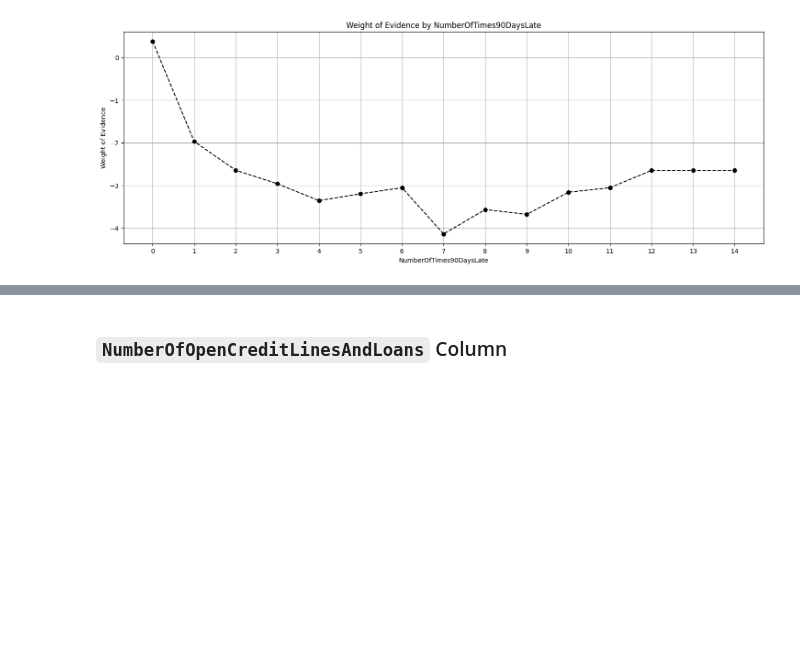
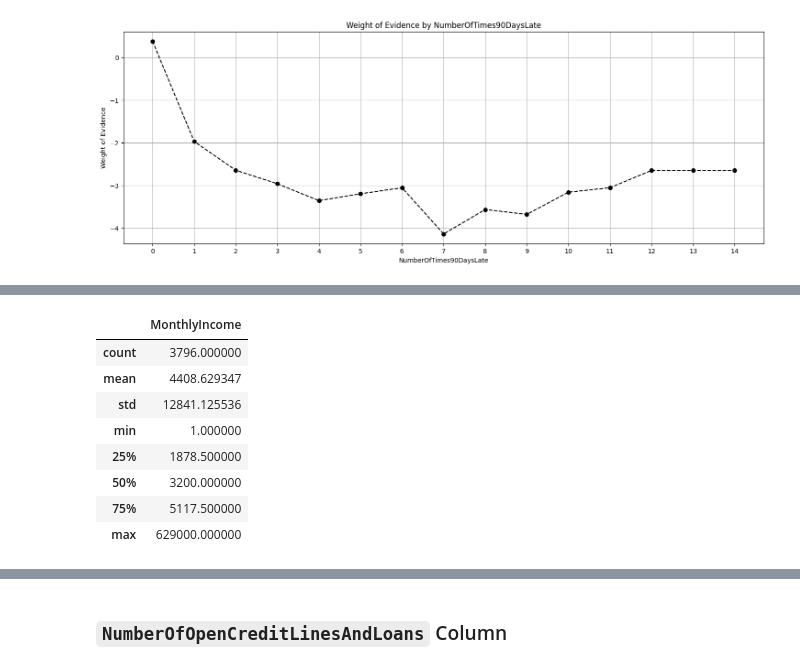
Before and after one commit to Saba-a11/Kaggle_Credit_Score, a Jupyter notebook: CreditModel.ipynb, the cells around one changed output, grey strips where cells are left out. Drawn from its saved outputs; the diff is of its cells as text; code cells hidden in the pictures; blank space fills up the shorter version.

```diff
--- a/CreditModel.ipynb
+++ b/CreditModel.ipynb
@@ -9,6 +9,8 @@ import numpy as np
 import matplotlib.pyplot as plt
 import seaborn as sns
 %matplotlib inline
+
+pd.set_option('display.float_format', lambda x: '{:,.2f}'.format(x))
 # %% [markdown]
 # Import Data
 # %%
@@ -1046,0 +725,12 @@ Name: MonthlyIncome, dtype: float64
+# %%
+combined_data.loc[combined_data["DebtRatio"] == 0 ][["MonthlyIncome"]].describe()
+# %% [output]
+|  | MonthlyIncome |
+| count | 3796.000000 |
+| mean | 4408.629347 |
+| std | 12841.125536 |
+| min | 1.000000 |
+| 25% | 1878.500000 |
+| 50% | 3200.000000 |
+| 75% | 5117.500000 |
+| max | 629000.000000 |
```
Also changed, not shown: parts of 61 cells of this notebook.
